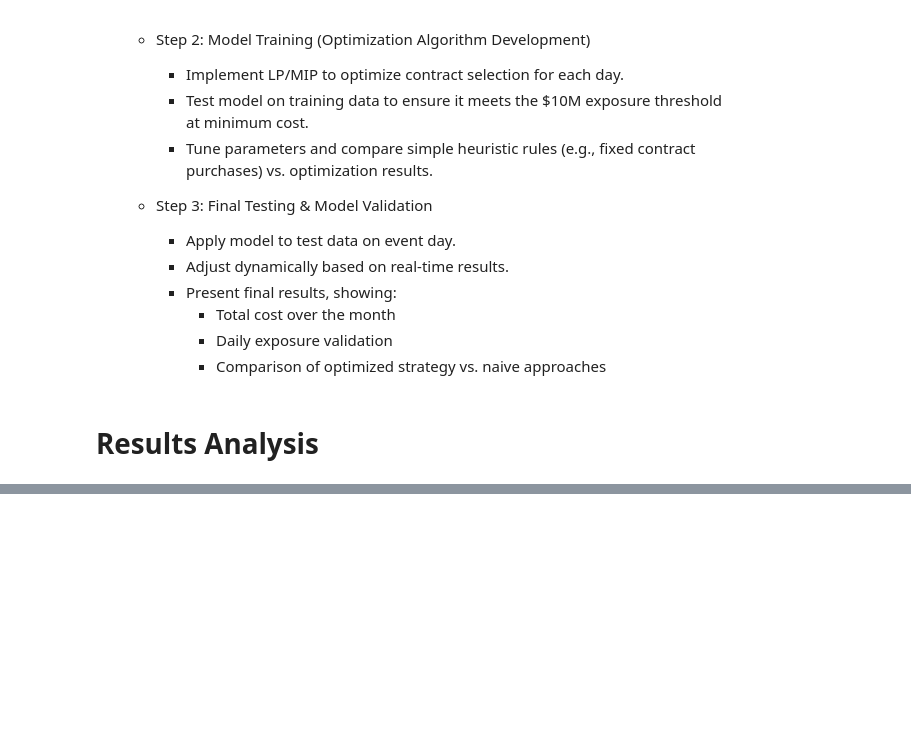
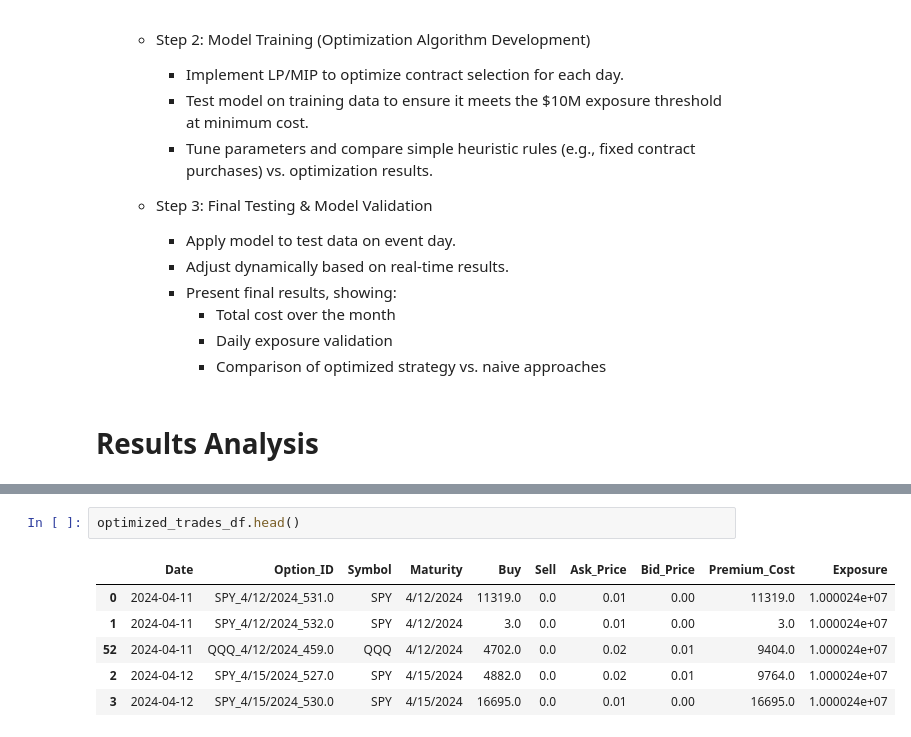
Before and after one commit to Qamil-Mirza/badss-2025-options-alpha-strategy, a Jupyter notebook: notebooks/analysis.ipynb, the cells around one changed output, grey strips where cells are left out. Cells and saved outputs as stored; diff of their text form; blank space fills up the shorter version.

```diff
--- a/notebooks/analysis.ipynb
+++ b/notebooks/analysis.ipynb
@@ -403,0 +391,9 @@ plt.show()
+# %%
+optimized_trades_df.head()
+# %% [output]
+|  | Date | Option_ID | Symbol | Maturity | Buy | Sell | Ask_Price | Bid_Price | Premium_Cost | Exposure |
+| 0 | 2024-04-11 | SPY_4/12/2024_531.0 | SPY | 4/12/2024 | 11319.0 | 0.0 | 0.01 | 0.00 | 11319.0 | 1.000024e+07 |
+| 1 | 2024-04-11 | SPY_4/12/2024_532.0 | SPY | 4/12/2024 | 3.0 | 0.0 | 0.01 | 0.00 | 3.0 | 1.000024e+07 |
+| 52 | 2024-04-11 | QQQ_4/12/2024_459.0 | QQQ | 4/12/2024 | 4702.0 | 0.0 | 0.02 | 0.01 | 9404.0 | 1.000024e+07 |
+| 2 | 2024-04-12 | SPY_4/15/2024_527.0 | SPY | 4/15/2024 | 4882.0 | 0.0 | 0.02 | 0.01 | 9764.0 | 1.000024e+07 |
+| 3 | 2024-04-12 | SPY_4/15/2024_530.0 | SPY | 4/15/2024 | 16695.0 | 0.0 | 0.01 | 0.00 | 16695.0 | 1.000024e+07 |
```
Also changed, not shown: parts of 19 cells of this notebook, 11 other files.
